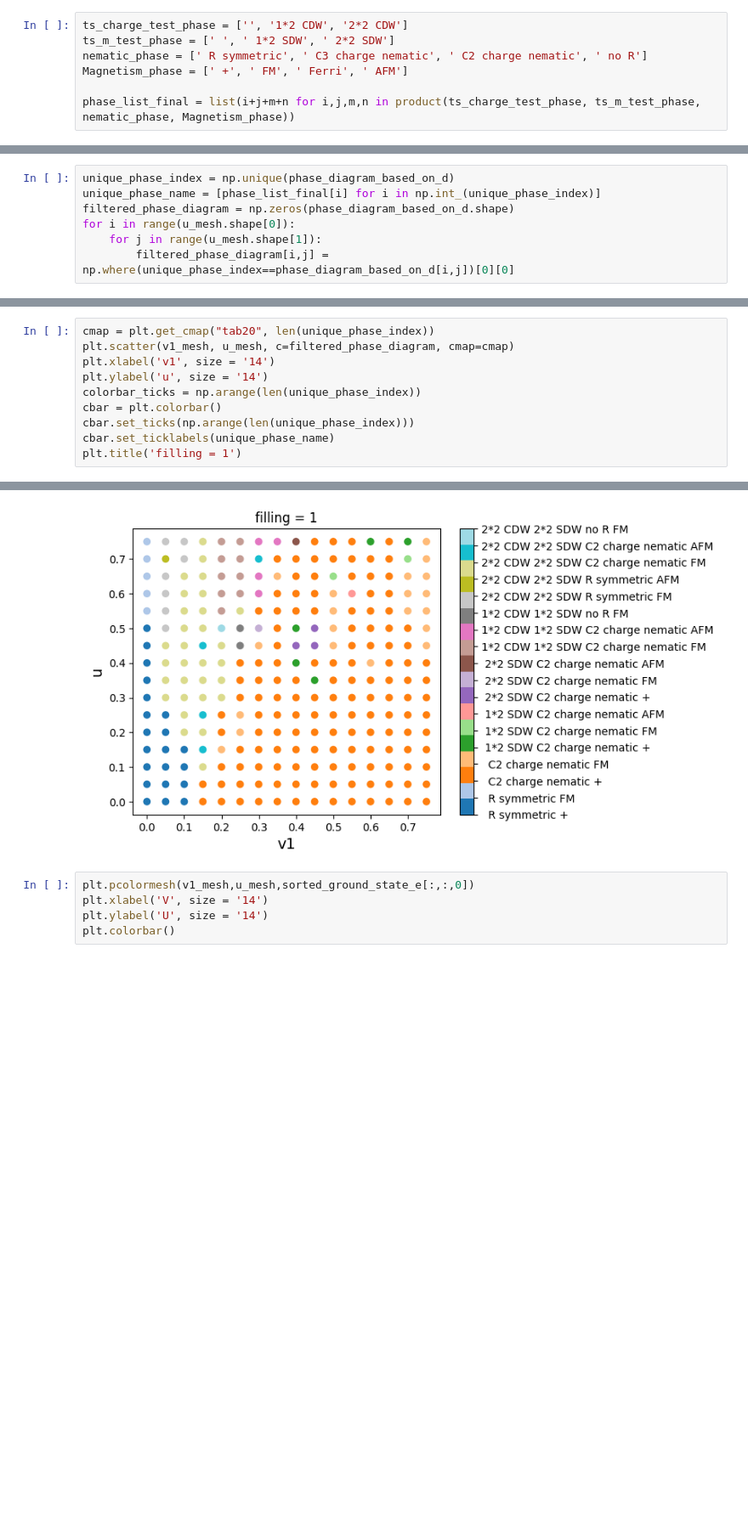
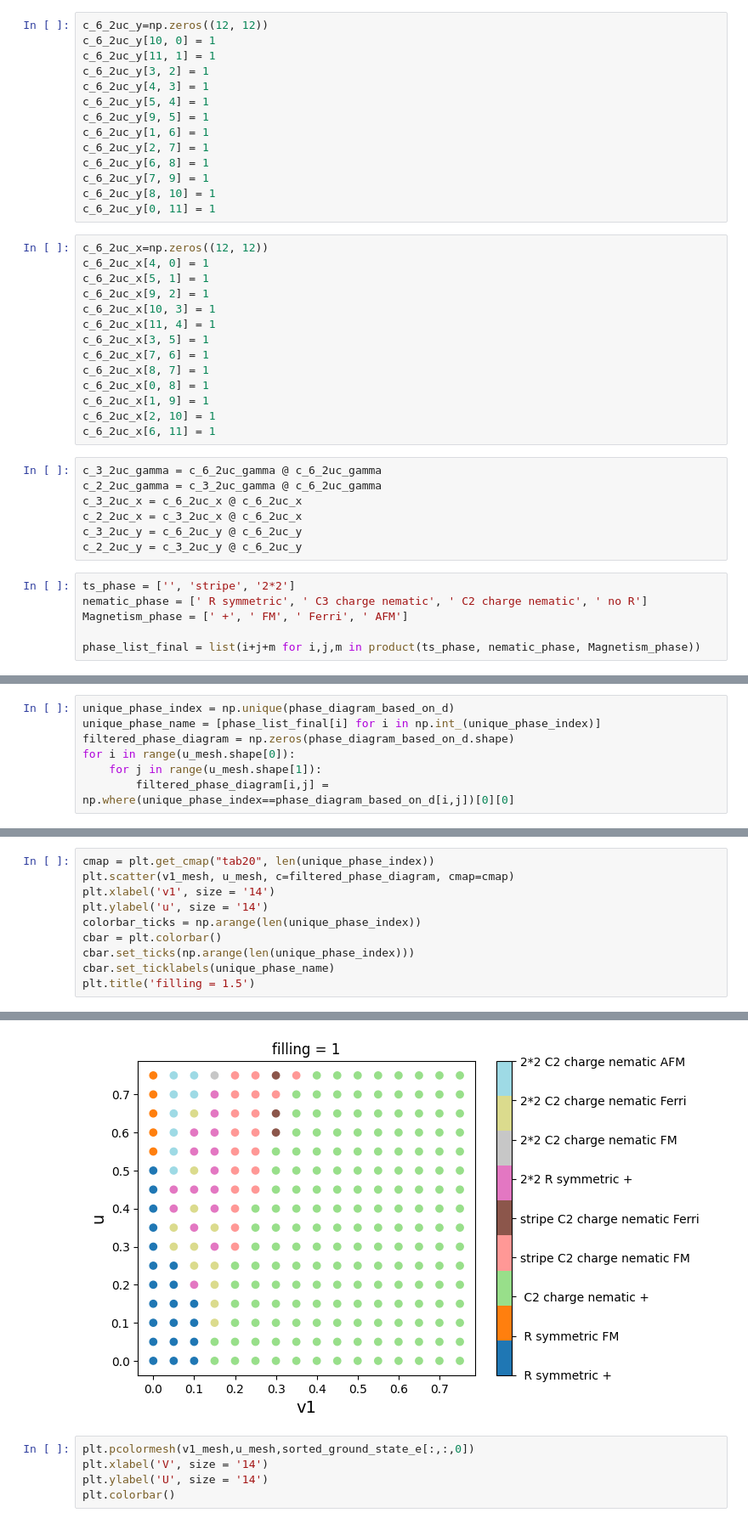
Before and after one commit to yumannhe/SCHF_auto_collinear, a Jupyter notebook: data_analysis/fixed_filling/2_2/phase_diagram_filling_1p5_t_4em4_2_2.ipynb, the cells around one changed output, grey strips where cells are left out. Shown at 85% size. Saved outputs shown, nothing was run; the diff lists cells and outputs as text; blank space fills up the shorter version.

Commit message:
modify the phase classification in 2_2 case

```diff
--- a/data_analysis/fixed_filling/2_2/phase_diagram_filling_1p5_t_4em4_2_2.ipynb
+++ b/data_analysis/fixed_filling/2_2/phase_diagram_filling_1p5_t_4em4_2_2.ipynb
@@ -124,10 +128,44 @@ c_2_2uc = c_3_2uc @ c_6_2uc
+# %%
+c_6_2uc_y=np.zeros((12, 12))
+c_6_2uc_y[10, 0] = 1
+c_6_2uc_y[11, 1] = 1
+c_6_2uc_y[3, 2] = 1
+c_6_2uc_y[4, 3] = 1
+c_6_2uc_y[5, 4] = 1
+c_6_2uc_y[9, 5] = 1
+c_6_2uc_y[1, 6] = 1
+c_6_2uc_y[2, 7] = 1
+c_6_2uc_y[6, 8] = 1
+c_6_2uc_y[7, 9] = 1
+c_6_2uc_y[8, 10] = 1
+c_6_2uc_y[0, 11] = 1
+# %%
+c_6_2uc_x=np.zeros((12, 12))
+c_6_2uc_x[4, 0] = 1
+c_6_2uc_x[5, 1] = 1
+c_6_2uc_x[9, 2] = 1
+c_6_2uc_x[10, 3] = 1
+c_6_2uc_x[11, 4] = 1
+c_6_2uc_x[3, 5] = 1
+c_6_2uc_x[7, 6] = 1
+c_6_2uc_x[8, 7] = 1
+c_6_2uc_x[0, 8] = 1
+c_6_2uc_x[1, 9] = 1
+c_6_2uc_x[2, 10] = 1
+c_6_2uc_x[6, 11] = 1
+# %%
+c_3_2uc_gamma = c_6_2uc_gamma @ c_6_2uc_gamma
+c_2_2uc_gamma = c_3_2uc_gamma @ c_6_2uc_gamma
+c_3_2uc_x = c_6_2uc_x @ c_6_2uc_x
+c_2_2uc_x = c_3_2uc_x @ c_6_2uc_x
+c_3_2uc_y = c_6_2uc_y @ c_6_2uc_y
+c_2_2uc_y = c_3_2uc_y @ c_6_2uc_y
 # %%
-ts_charge_test_phase = ['', '1*2 CDW', '2*2 CDW']
-ts_m_test_phase = [' ', ' 1*2 SDW', ' 2*2 SDW']
+ts_phase = ['', 'stripe', '2*2']
 nematic_phase = [' R symmetric', ' C3 charge nematic', ' C2 charge nematic', ' no R']
 Magnetism_phase = [' +', ' FM', ' Ferri', ' AFM']
 
-phase_list_final = list(i+j+m+n for i,j,m,n in product(ts_charge_test_phase, ts_m_test_phase, nematic_phase, Magnetism_phase))
+phase_list_final = list(i+j+m for i,j,m in product(ts_phase, nematic_phase, Magnetism_phase))
 # %%
 sorted_ground_state_e_index = np.argsort(final_ground_state_e_diff_density, axis=2)
 sorted_ground_state_e= np.take_along_axis(final_ground_state_e_diff_density, sorted_ground_state_e_index, axis=2)
@@ -228,16 +264,16 @@ Text(0.5, 1.0, 'filling = 1')
 # %%
 cmap = plt.get_cmap("tab20", len(unique_phase_index))
 plt.scatter(v1_mesh, u_mesh, c=filtered_phase_diagram, cmap=cmap)
 plt.xlabel('v1', size = '14')
 plt.ylabel('u', size = '14')
 colorbar_ticks = np.arange(len(unique_phase_index))
 cbar = plt.colorbar()
 cbar.set_ticks(np.arange(len(unique_phase_index)))
 cbar.set_ticklabels(unique_phase_name)
-plt.title('filling = 1')
+plt.title('filling = 1.5')
 # %% [output]
 Text(0.5, 1.0, 'filling = 1')
-[figure, old version]
+[figure, new version]
 # %%
 plt.pcolormesh(v1_mesh,u_mesh,sorted_ground_state_e[:,:,0])
 plt.xlabel('V', size = '14')
```
Also changed, not shown: parts of 6 cells of this notebook, 6 other files.
